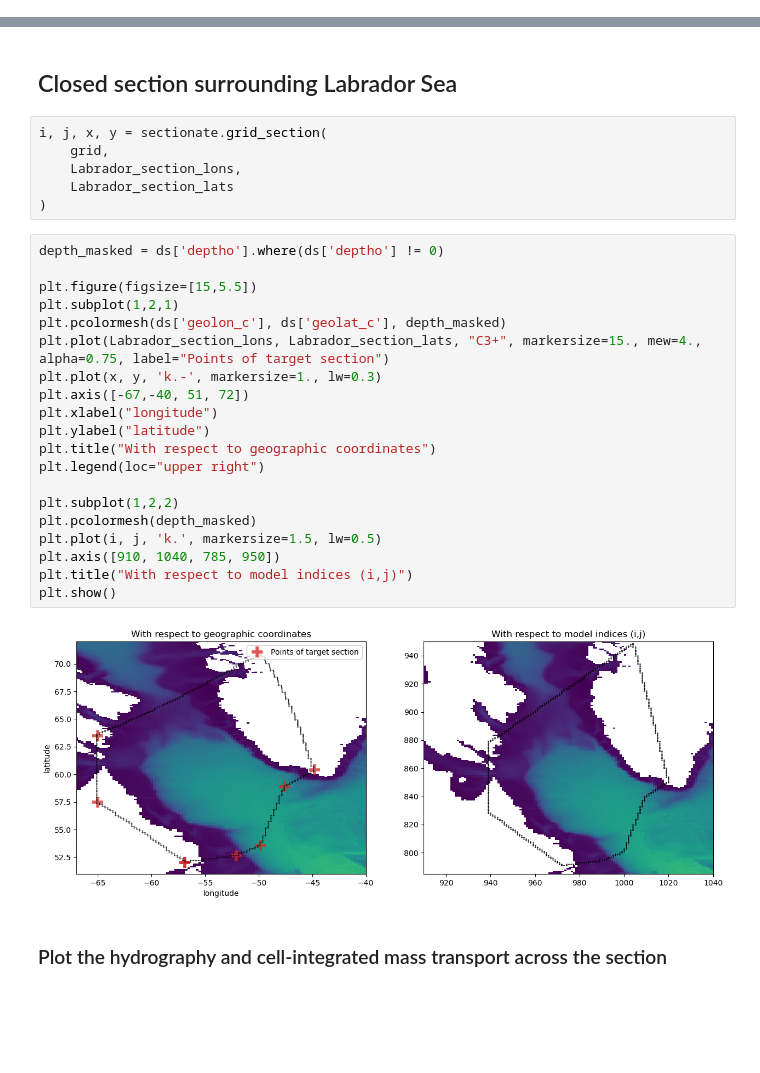
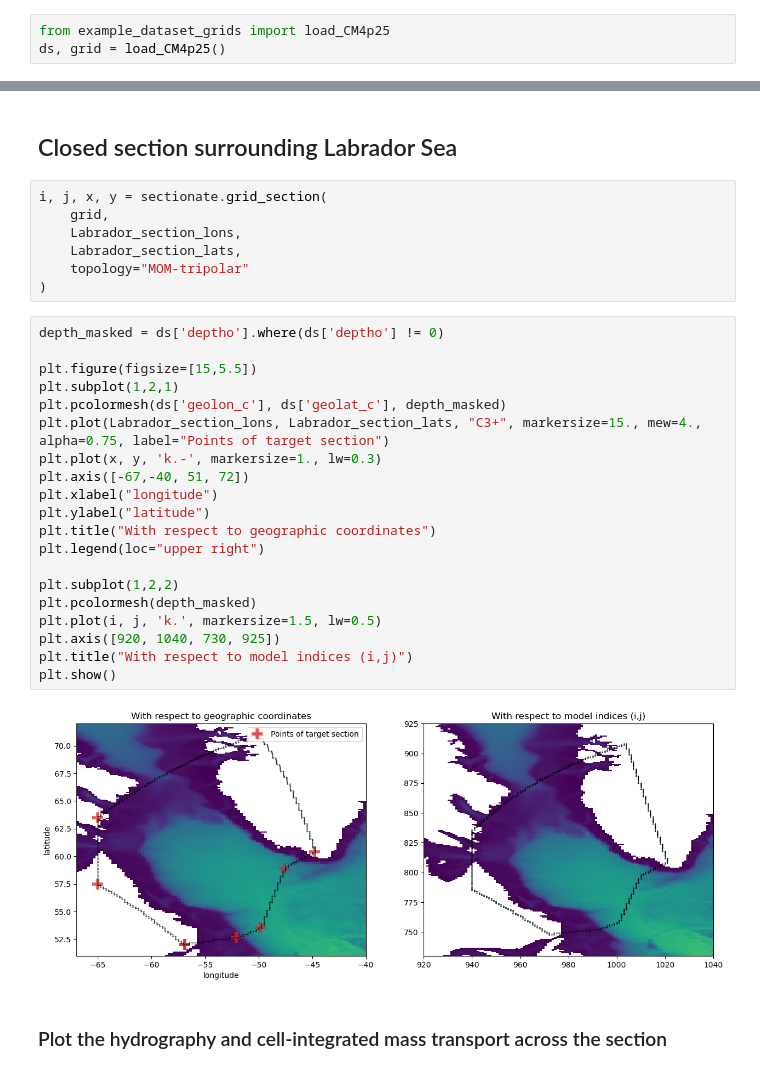
Before and after one commit to MOM6-community/sectionate, a Jupyter notebook: examples/3_Labrador_convergence_CM4p125.ipynb, the cells around one changed output, grey strips where cells are left out. Drawn from its saved outputs; the diff is of its cells as text; blank space fills up the shorter version.

```diff
--- a/examples/3_Labrador_convergence_CM4p125.ipynb
+++ b/examples/3_Labrador_convergence_CM4p125.ipynb
@@ -44,3 +18,6 @@ ds = grid._ds
+# %%
+from example_dataset_grids import load_CM4p25
+ds, grid = load_CM4p25()
 # %% [markdown]
 ## Define the two OSNAP sections:
 # %%
@@ -54,30 +31,31 @@ Labrador_section_lats = np.append(Labrador_section_lats, Labrador_section_lats[0
 i, j, x, y = sectionate.grid_section(
     grid,
     Labrador_section_lons,
-    Labrador_section_lats
+    Labrador_section_lats,
+    topology="MOM-tripolar"
 )
 # %%
 depth_masked = ds['deptho'].where(ds['deptho'] != 0)
 
 plt.figure(figsize=[15,5.5])
 plt.subplot(1,2,1)
 plt.pcolormesh(ds['geolon_c'], ds['geolat_c'], depth_masked)
 plt.plot(Labrador_section_lons, Labrador_section_lats, "C3+", markersize=15., mew=4., alpha=0.75, label="Points of target section")
 plt.plot(x, y, 'k.-', markersize=1., lw=0.3)
 plt.axis([-67,-40, 51, 72])
 plt.xlabel("longitude")
 plt.ylabel("latitude")
 plt.title("With respect to geographic coordinates")
 plt.legend(loc="upper right")
 
 plt.subplot(1,2,2)
 plt.pcolormesh(depth_masked)
 plt.plot(i, j, 'k.', markersize=1.5, lw=0.5)
-plt.axis([910, 1040, 785, 950])
+plt.axis([920, 1040, 730, 925])
 plt.title("With respect to model indices (i,j)")
 plt.show()
 # %% [output]
-[figure, old version]
+[figure, new version]
 # %% [markdown]
 ### Plot the hydrography and cell-integrated mass transport across the section
 # %%
```
Also changed, not shown: parts of 7 cells of this notebook, 8 other files.
